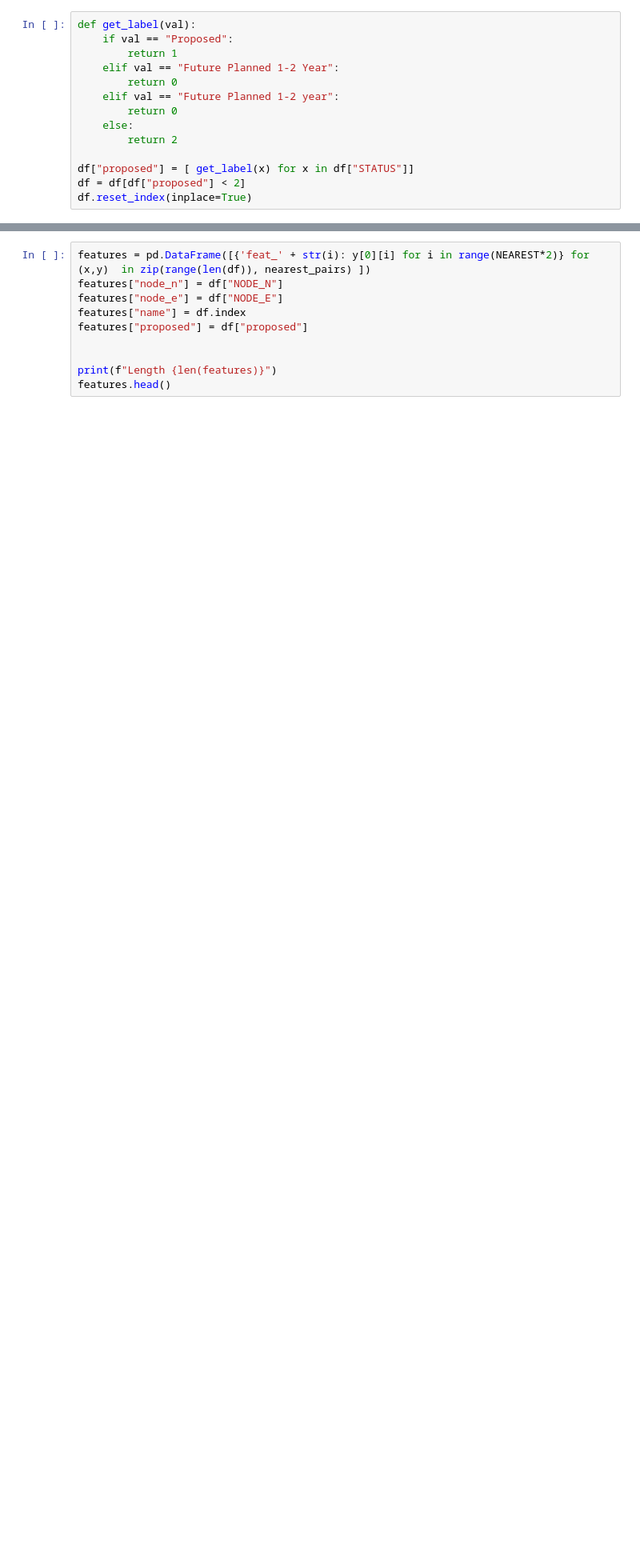
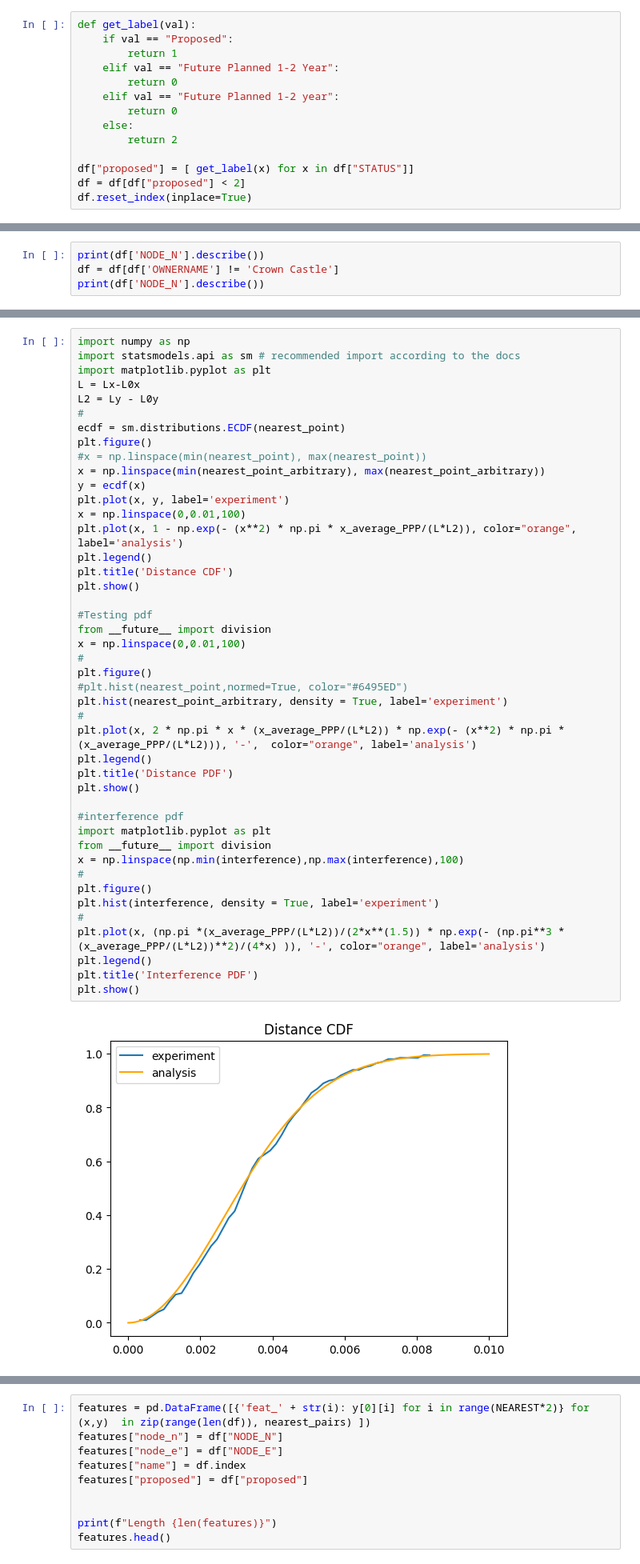
Before and after one commit to Interactive-Coventry/EXPLOR_network_slicing, a Jupyter notebook: test.ipynb, the cells around one changed output, grey strips where cells are left out. Shown at 80% size. Cells and saved outputs as stored; diff of their text form; blank space fills up the shorter version.

```diff
--- a/test.ipynb
+++ b/test.ipynb
@@ -673,0 +697,4 @@ df.reset_index(inplace=True)
+# %%
+print(df['NODE_N'].describe())
+df = df[df['OWNERNAME'] != 'Crown Castle']
+print(df['NODE_N'].describe())
@@ -673,0 +806,46 @@ df.reset_index(inplace=True)
+# %%
+import numpy as np
+import statsmodels.api as sm # recommended import according to the docs
+import matplotlib.pyplot as plt
+L = Lx-L0x
+L2 = Ly - L0y
+#
+ecdf = sm.distributions.ECDF(nearest_point)
+plt.figure()
+#x = np.linspace(min(nearest_point), max(nearest_point))
+x = np.linspace(min(nearest_point_arbitrary), max(nearest_point_arbitrary))
+y = ecdf(x)
+plt.plot(x, y, label='experiment')
+x = np.linspace(0,0.01,100)
+plt.plot(x, 1 - np.exp(- (x**2) * np.pi * x_average_PPP/(L*L2)), color="orange", label='analysis')
+plt.legend()
+plt.title('Distance CDF')
+plt.show()
+
+#Testing pdf
+from __future__ import division
+x = np.linspace(0,0.01,100)
+#
+plt.figure()
+#plt.hist(nearest_point,normed=True, color="#6495ED")
+plt.hist(nearest_point_arbitrary, density = True, label='experiment')
+#
+plt.plot(x, 2 * np.pi * x * (x_average_PPP/(L*L2)) * np.exp(- (x**2) * np.pi * (x_average_PPP/(L*L2))), '-',  color="orange", label='analysis')
+plt.legend()
+plt.title('Distance PDF')
+plt.show()
+
+#interference pdf
+import matplotlib.pyplot as plt
+from __future__ import division
+x = np.linspace(np.min(interference),np.max(interference),100)
+#
+plt.figure()
+plt.hist(interference, density = True, label='experiment')
+#
+plt.plot(x, (np.pi *(x_average_PPP/(L*L2))/(2*x**(1.5)) * np.exp(- (np.pi**3 * (x_average_PPP/(L*L2))**2)/(4*x) )), '-', color="orange", label='analysis')
+plt.legend()
+plt.title('Interference PDF')
+plt.show()
+# %% [output]
+[figure, added]
```
Also changed, not shown: parts of 11 cells of this notebook, 2 other files.
